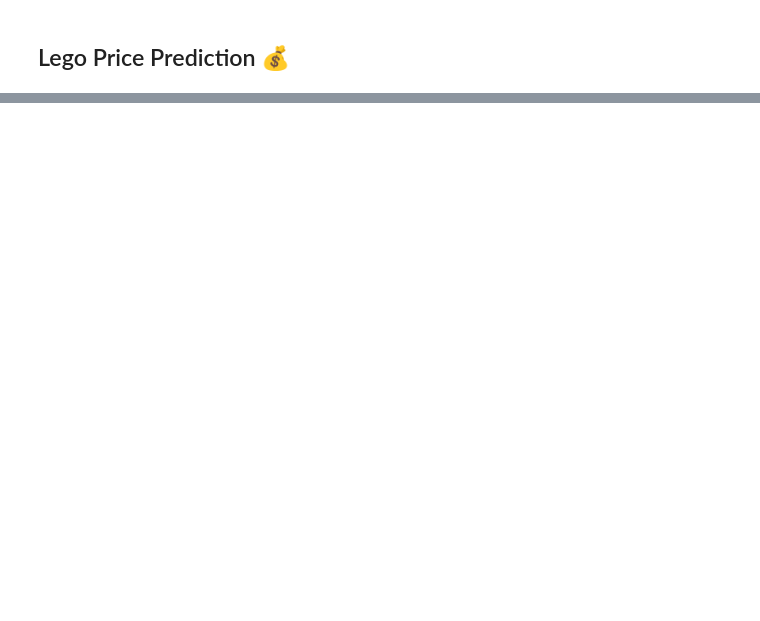
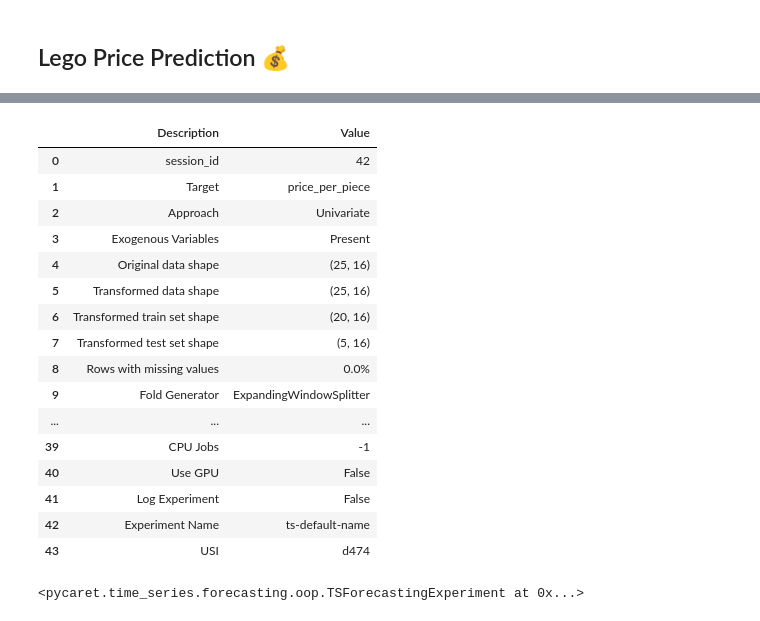
Before and after one commit to iwry1985/legotheque, a Jupyter notebook: data/prices_previsions_ml.ipynb, the cells around one changed output, grey strips where cells are left out. Saved outputs shown, nothing was run; the diff lists cells and outputs as text; code cells hidden in the pictures; blank space fills up the shorter version.

```diff
--- a/data/prices_previsions_ml.ipynb
+++ b/data/prices_previsions_ml.ipynb
@@ -48,0 +239,59 @@ model.score(X, y)
+# %%
+import pandas as pd
+import numpy as np
+from pycaret.time_series import TSForecastingExperiment
+
+# --- 1. préparation de base ---
+df = data.copy()
+df = df[df["pieces"] > 0]
+df["price_per_piece"] = df["retail_price"] / df["pieces"]
+
+# --- 2. encodage ---
+df = pd.get_dummies(df, columns=["theme_group", "size_category"], drop_first=True)
+
+# --- 3. agrégation annuelle ---
+agg_specs = {
+    "price_per_piece": "mean",
+    "pieces": "mean",
+    "minifigs": "mean",
+}
+for c in df.columns:
+    if c.startswith("theme_group_") or c.startswith("size_category_"):
+        agg_specs[c] = "sum"
+
+df_year = df.groupby("launch_year").agg(agg_specs).reset_index()
+
+# --- 4. mise en forme temporelle ---
+df_year["date"] = pd.to_datetime(df_year["launch_year"], format="%Y")
+df_year = df_year.drop(columns=["launch_year"])
+# %%
+from pycaret.time_series import TSForecastingExperiment
+
+setup(
+    data=df_year,
+    target="price_per_piece",
+    session_id=42,
+    fh=5,                             # prévision 5 ans
+    fold=2,
+    numeric_imputation_target="linear",
+    numeric_imputation_exogenous="linear"
+)
+# %% [output]
+|  | Description | Value |
+| 0 | session_id | 42 |
+| 1 | Target | price_per_piece |
+| 2 | Approach | Univariate |
+| 3 | Exogenous Variables | Present |
+| 4 | Original data shape | (25, 16) |
+| 5 | Transformed data shape | (25, 16) |
+| 6 | Transformed train set shape | (20, 16) |
+| 7 | Transformed test set shape | (5, 16) |
+| 8 | Rows with missing values | 0.0% |
+| 9 | Fold Generator | ExpandingWindowSplitter |
+| ... | ... | ... |
+| 39 | CPU Jobs | -1 |
+| 40 | Use GPU | False |
+| 41 | Log Experiment | False |
+| 42 | Experiment Name | ts-default-name |
+| 43 | USI | d474 |
+<pycaret.time_series.forecasting.oop.TSForecastingExperiment at 0x...>
```
Also changed, not shown: parts of 23 cells of this notebook, 23 other files.
